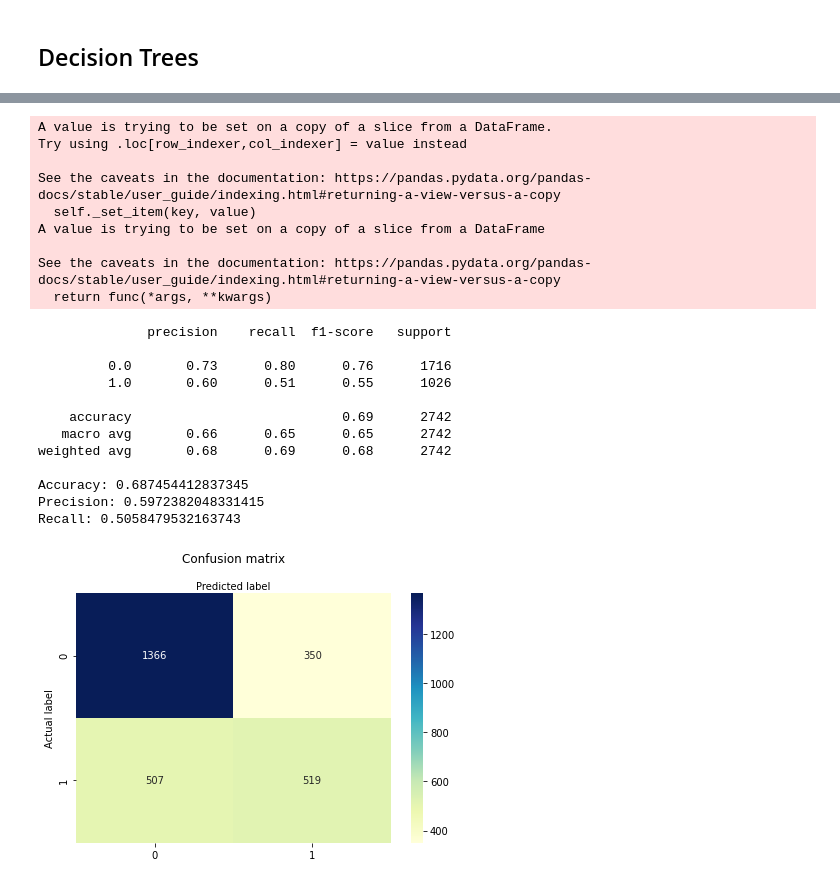
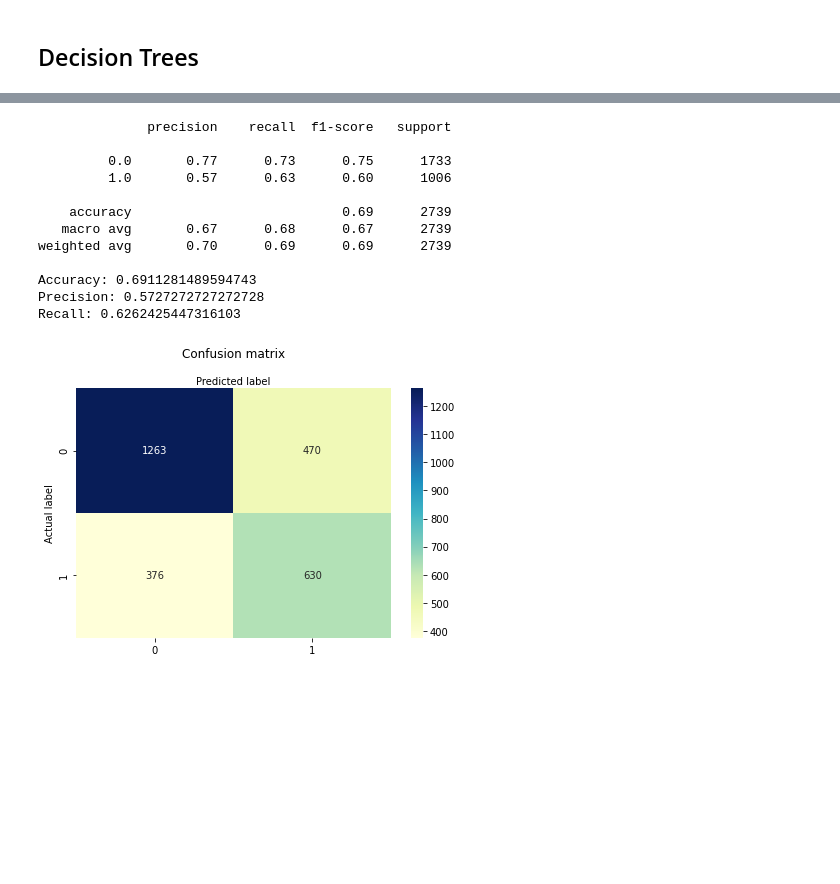
Before and after one commit to heatherpieszala/w207_final_project, a Jupyter notebook: w207_final_project/models/peletz_modeling.ipynb, the cells around one changed output, grey strips where cells are left out. Cells and saved outputs as stored; diff of their text form; code cells hidden in the pictures; blank space fills up the shorter version.

```diff
--- a/w207_final_project/models/peletz_modeling.ipynb
+++ b/w207_final_project/models/peletz_modeling.ipynb
@@ -786,4 +809,4 @@ def build_optimized_dt_model_one():
     clf = clf.fit(X_train,y_train)
     y_pred = clf.predict(X_test)
 
-    get_classification_metrics(y_test, y_pred, X_test)
+    return get_classification_metrics(y_test, y_pred, X_test)
@@ -806,3 +813,19 @@ Recall: 0.6322067594433399
+# %%
+classification_scores["decision tree - optimized"] = build_optimized_dt_model_one()
+# %% [output]
+              precision    recall  f1-score   support
+
+         0.0       0.77      0.73      0.75      1733
+         1.0       0.57      0.63      0.60      1006
+
+    accuracy                           0.69      2739
+   macro avg       0.67      0.68      0.67      2739
+weighted avg       0.70      0.69      0.69      2739
+
+Accuracy: 0.6911281489594743
+Precision: 0.5727272727272728
+Recall: 0.6262425447316103
+[figure, added]
 # %%
 def build_optimized_dt_model_two():
 
@@ -898,25 +920,0 @@ def build_optimized_dt_model_two():
-# %%
-build_optimized_dt_model_two()
-# %% [output]
-A value is trying to be set on a copy of a slice from a DataFrame.
-Try using .loc[row_indexer,col_indexer] = value instead
-
-See the caveats in the documentation: https://pandas.pydata.org/pandas-docs/stable/user_guide/indexing.html#returning-a-view-versus-a-copy
-  self._set_item(key, value)
-A value is trying to be set on a copy of a slice from a DataFrame
-
-See the caveats in the documentation: https://pandas.pydata.org/pandas-docs/stable/user_guide/indexing.html#returning-a-view-versus-a-copy
-  return func(*args, **kwargs)
-              precision    recall  f1-score   support
-
-         0.0       0.73      0.80      0.76      1716
-         1.0       0.60      0.51      0.55      1026
-
-    accuracy                           0.69      2742
-   macro avg       0.66      0.65      0.65      2742
-weighted avg       0.68      0.69      0.68      2742
-
-Accuracy: 0.687454412837345
-Precision: 0.5972382048331415
-Recall: 0.5058479532163743
-[figure, removed]
```
Also changed, not shown: parts of 41 cells of this notebook.
